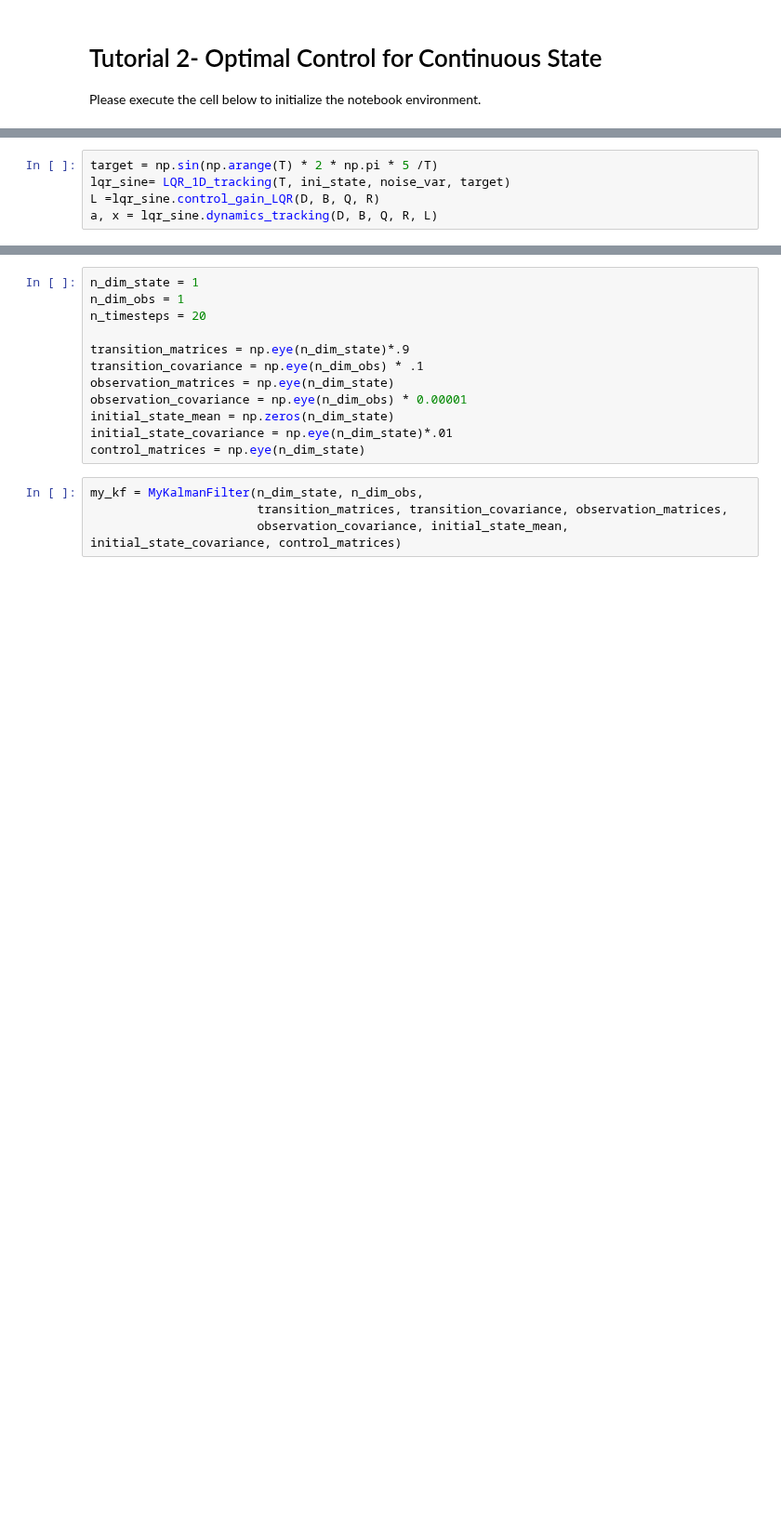
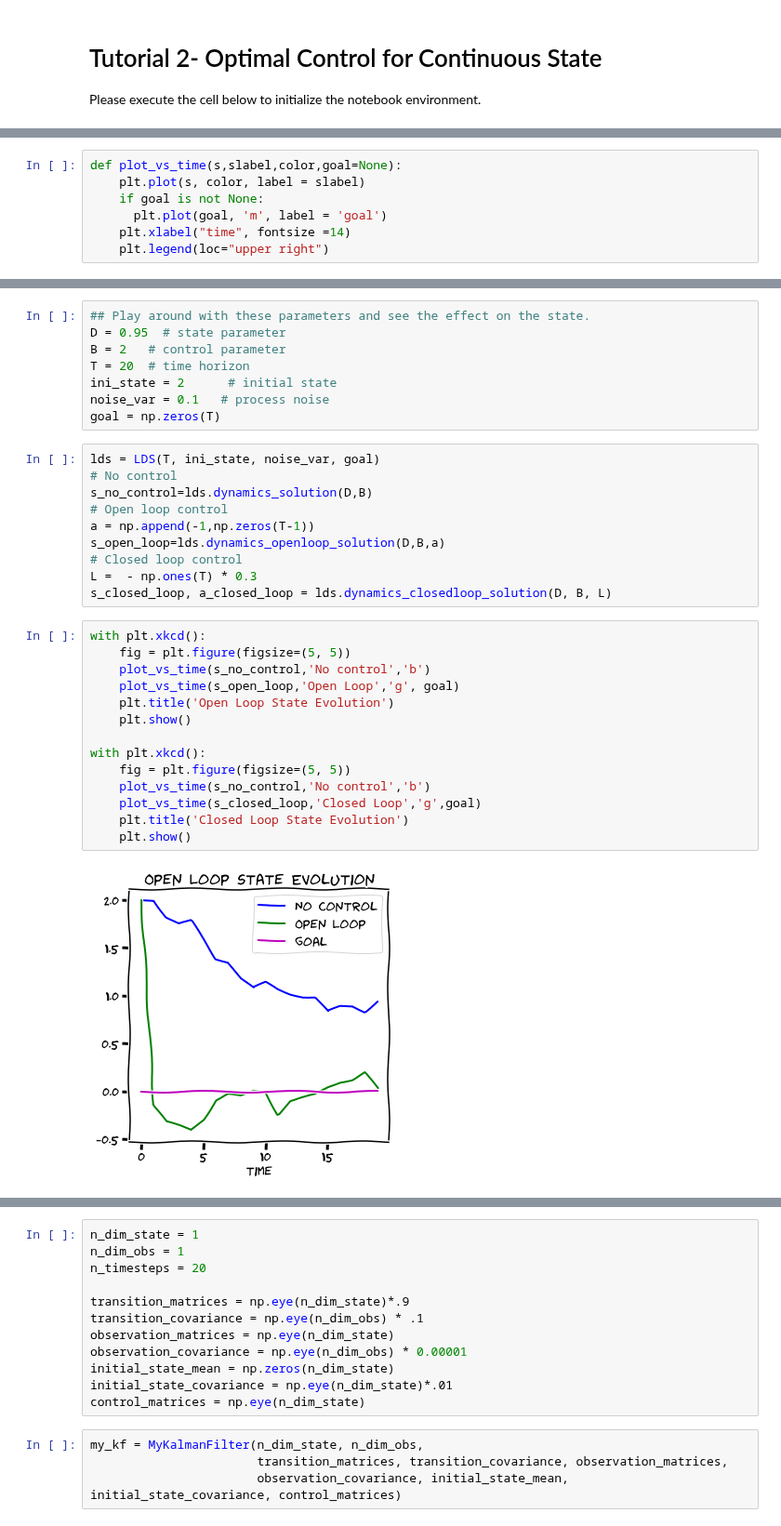
Before and after one commit to zhengww/NeuroMatchAcademy, a Jupyter notebook: Tutorial2_optimal_control_continuous.ipynb, the cells around one changed output, grey strips where cells are left out. Shown at 93% size. Cells and saved outputs as stored; diff of their text form; blank space fills up the shorter version.

```diff
--- a/Tutorial2_optimal_control_continuous.ipynb
+++ b/Tutorial2_optimal_control_continuous.ipynb
@@ -336,5 +4,0 @@ class LQR_1D_tracking(LQR_1D):
-# %%
-target = np.sin(np.arange(T) * 2 * np.pi * 5 /T)
-lqr_sine= LQR_1D_tracking(T, ini_state, noise_var, target)
-L =lqr_sine.control_gain_LQR(D, B, Q, R)
-a, x = lqr_sine.dynamics_tracking(D, B, Q, R, L)
@@ -612,0 +147,7 @@ class MyKalmanFilter():
+# %%
+def plot_vs_time(s,slabel,color,goal=None):
+    plt.plot(s, color, label = slabel)
+    if goal is not None:
+      plt.plot(goal, 'm', label = 'goal')
+    plt.xlabel("time", fontsize =14)
+    plt.legend(loc="upper right")
@@ -612,0 +161,34 @@ class MyKalmanFilter():
+# %%
+## Play around with these parameters and see the effect on the state.
+D = 0.95  # state parameter
+B = 2   # control parameter
+T = 20  # time horizon
+ini_state = 2      # initial state
+noise_var = 0.1   # process noise
+goal = np.zeros(T)
+# %%
+lds = LDS(T, ini_state, noise_var, goal)
+# No control
+s_no_control=lds.dynamics_solution(D,B)
+# Open loop control
+a = np.append(-1,np.zeros(T-1))
+s_open_loop=lds.dynamics_openloop_solution(D,B,a)
+# Closed loop control
+L =  - np.ones(T) * 0.3
+s_closed_loop, a_closed_loop = lds.dynamics_closedloop_solution(D, B, L)
+# %%
+with plt.xkcd():
+    fig = plt.figure(figsize=(5, 5))
+    plot_vs_time(s_no_control,'No control','b')
+    plot_vs_time(s_open_loop,'Open Loop','g', goal)
+    plt.title('Open Loop State Evolution')
+    plt.show()
+
+with plt.xkcd():
+    fig = plt.figure(figsize=(5, 5))
+    plot_vs_time(s_no_control,'No control','b')
+    plot_vs_time(s_closed_loop,'Closed Loop','g',goal)
+    plt.title('Closed Loop State Evolution')
+    plt.show()
+# %% [output]
+[figure, added]
```
Also changed, not shown: parts of 86 cells of this notebook, 1 other file.
